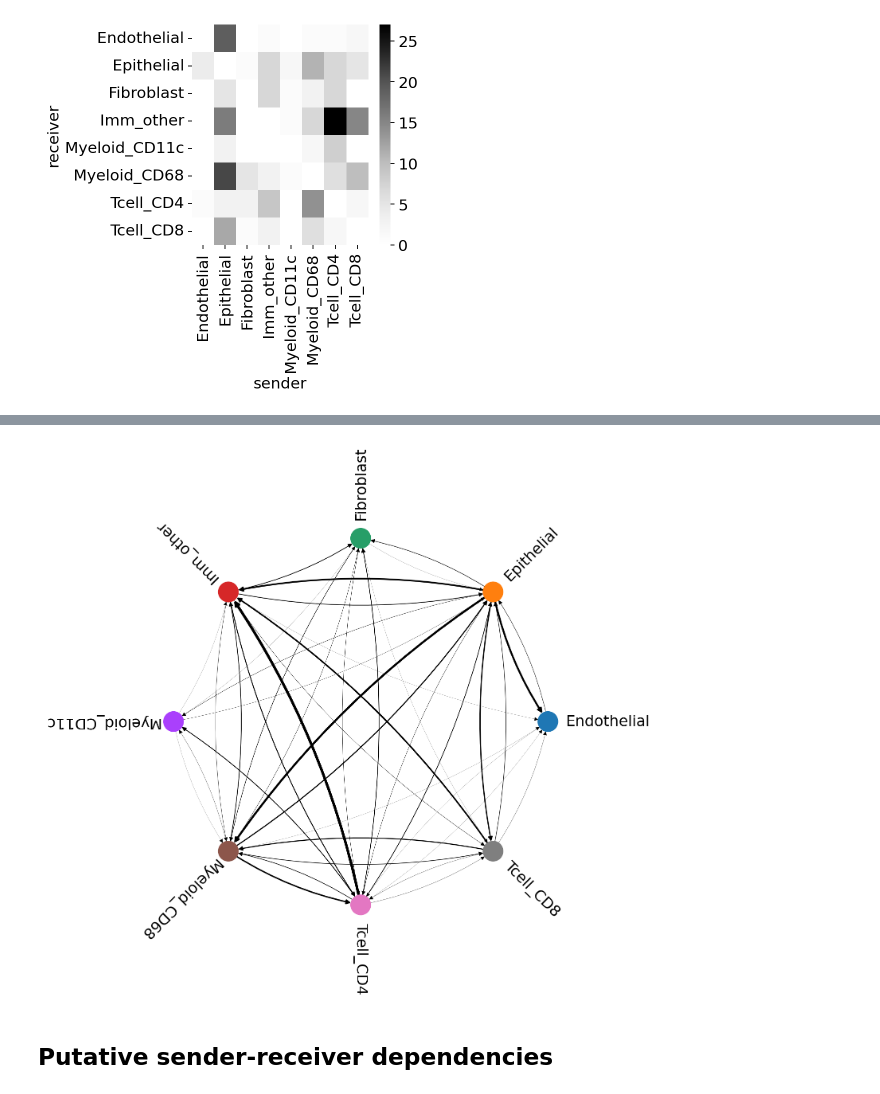
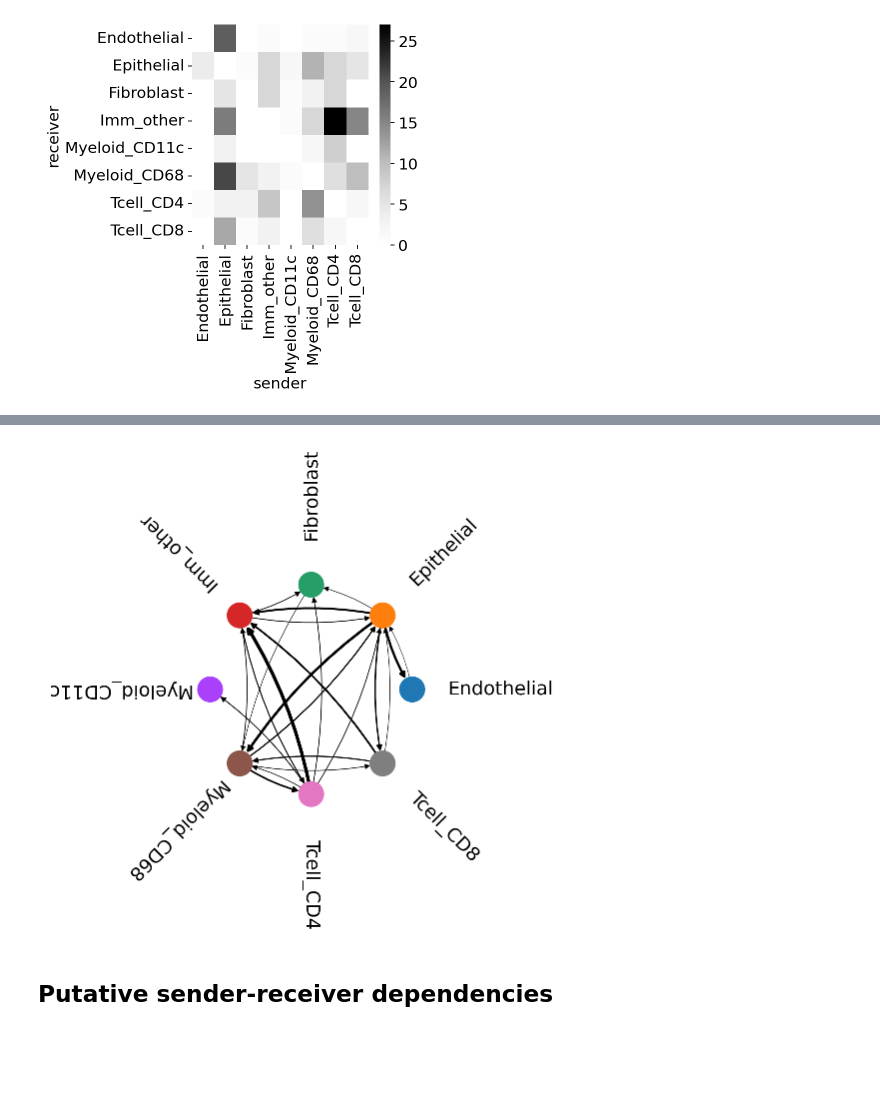
Before and after one commit to theislab/spatial_scog_workshop_2022, a Jupyter notebook: ncem/tutorial_ncem.ipynb, the cells around one changed output, grey strips where cells are left out. Drawn from its saved outputs; the diff is of its cells as text; code cells hidden in the pictures; blank space fills up the shorter version.

```diff
--- a/ncem/tutorial_ncem.ipynb
+++ b/ncem/tutorial_ncem.ipynb
@@ -233,9 +232,9 @@ type_coupling = ncem.type_coupling_analysis_circular(
 # %%
 type_coupling = ncem.type_coupling_analysis_circular(
-    edge_attr='de_genes', figsize=(10,9)
+    edge_attr='de_genes', figsize=(9,8), de_genes_threshold=3, text_space=1.78
 )
 # %% [output]
-[figure, old version]
+[figure, new version]
 # %% [markdown]
 ## Putative sender-receiver dependencies
 # %%
```
Also changed, not shown: parts of 6 cells of this notebook.
